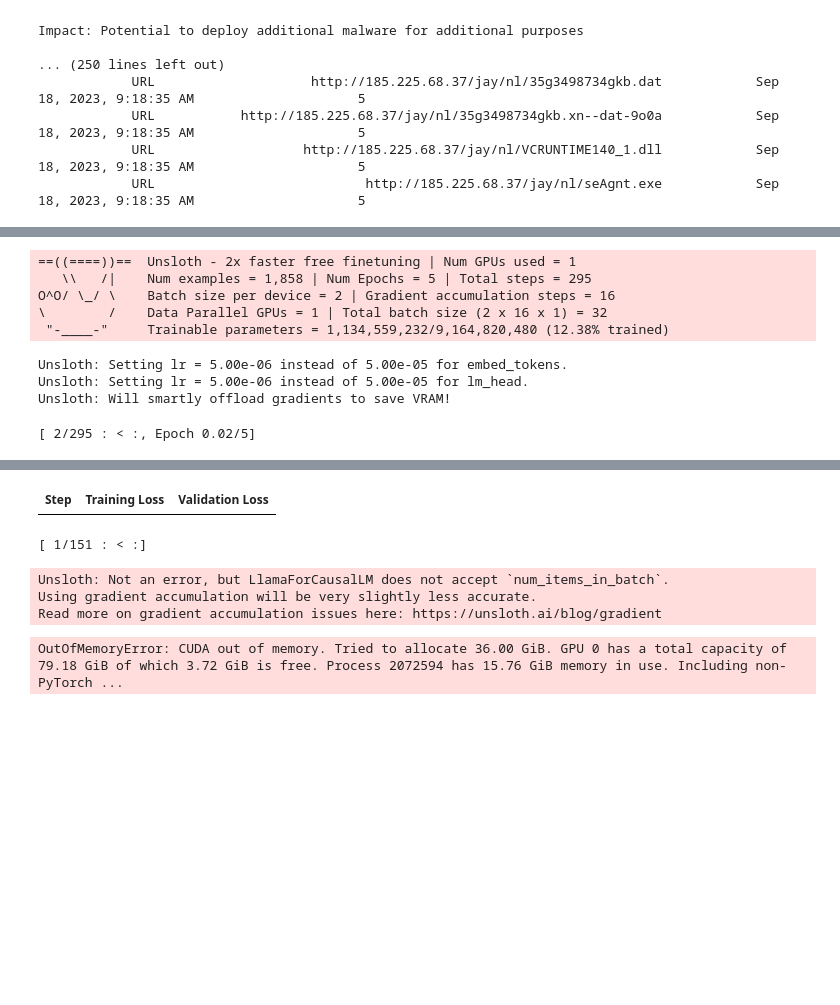
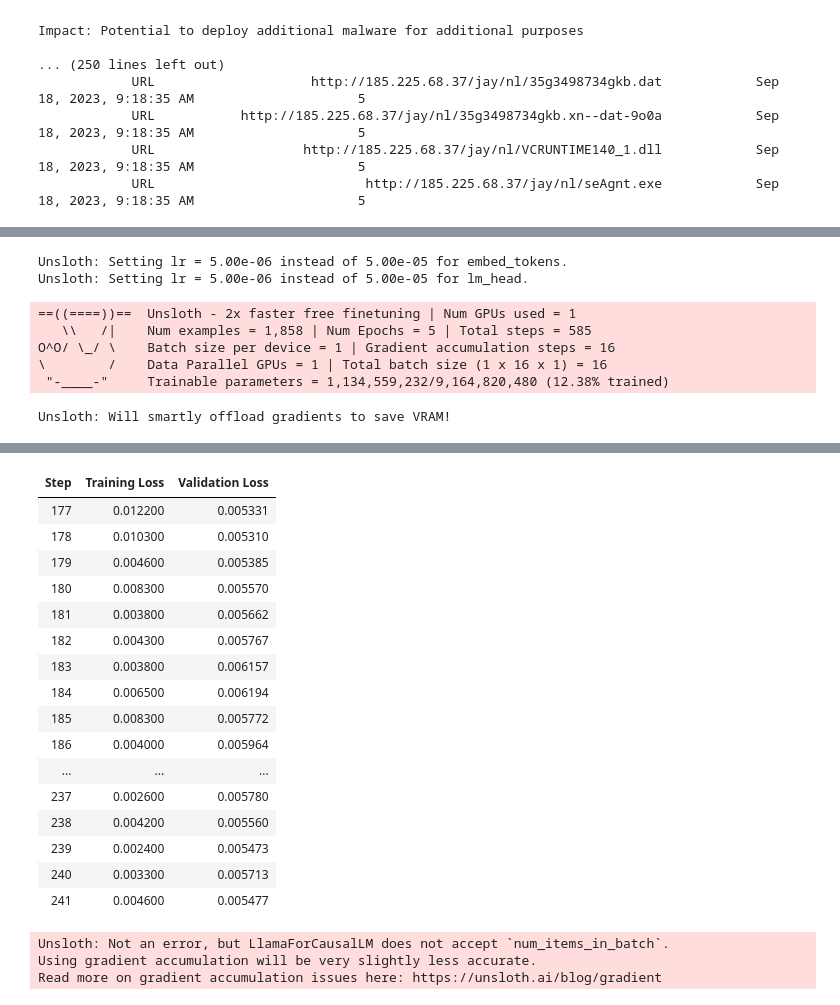
Before and after one commit to dim-eleftheriou/cti-model-training, a Jupyter notebook: train_on_subtasks.ipynb, the cells around one changed output, grey strips where cells are left out. Saved outputs shown, nothing was run; the diff lists cells and outputs as text; code cells hidden in the pictures; blank space fills up the shorter version.

Commit message:
Different runs for malware and domain names

```diff
--- a/train_on_subtasks.ipynb
+++ b/train_on_subtasks.ipynb
@@ -186,7 +186,7 @@ with open("config.yaml", "r") as f:
 #model, tokenizer = customize_tokenizer(model, tokenizer, config)
 
 model, tokenizer = FastLanguageModel.from_pretrained(
-    model_name = "meta-llama/Llama-3.1-8B-Instruct",
+    model_name = "/home/deleftheriou/cti-model-training/Llama-3.1-8B-Malware-Expert/checkpoint-176", #"meta-llama/Llama-3.1-8B-Instruct",
     fast_inference = False,
     load_in_4bit = False,
     max_seq_length = None,
@@ -411,7 +394,7 @@ if _train_on_responses_only_bool:
         response_part = config["response_part"]
     )
 # %%
-#config["early_stopping_patience"] = False
+config["early_stopping_patience"] = False
 
 if config["early_stopping_patience"]:
     from transformers import EarlyStoppingCallback
@@ -419,14 +402,13 @@ if config["early_stopping_patience"]:
     trainer.add_callback(early_stopping_callback)
 # %%
 # Start training
-trainer_stats = unsloth_train(trainer)#, resume_from_checkpoint = True)
+trainer_stats = unsloth_train(trainer, resume_from_checkpoint = True)
 # %% [output]
-==((====))==  Unsloth - 2x faster free finetuning | Num GPUs used = 1
-   \\   /|    Num examples = 1,858 | Num Epochs = 5 | Total steps = 295
-O^O/ \_/ \    Batch size per device = 2 | Gradient accumulation steps = 16
-\        /    Data Parallel GPUs = 1 | Total batch size (2 x 16 x 1) = 32
- "-____-"     Trainable parameters = 1,134,559,232/9,164,820,480 (12.38% trained)
+Unsloth: Setting lr = 5.00e-06 instead of 5.00e-05 for embed_tokens.
+Unsloth: Setting lr = 5.00e-06 instead of 5.00e-05 for lm_head.
-Unsloth: Setting lr = 5.00e-06 instead of 5.00e-05 for embed_tokens.
-Unsloth: Setting lr = 5.00e-06 instead of 5.00e-05 for lm_head.
-Unsloth: Will smartly offload gradients to save VRAM!
+==((====))==  Unsloth - 2x faster free finetuning | Num GPUs used = 1
+   \\   /|    Num examples = 1,858 | Num Epochs = 5 | Total steps = 585
+O^O/ \_/ \    Batch size per device = 1 | Gradient accumulation steps = 16
+\        /    Data Parallel GPUs = 1 | Total batch size (1 x 16 x 1) = 16
+ "-____-"     Trainable parameters = 1,134,559,232/9,164,820,480 (12.38% trained)
-[ 2/295 : < :, Epoch 0.02/5]
+Unsloth: Will smartly offload gradients to save VRAM!
@@ -433,8 +416,22 @@ Unsloth: Will smartly offload gradients to save VRAM!
 | Step | Training Loss | Validation Loss |
+| 177 | 0.012200 | 0.005331 |
+| 178 | 0.010300 | 0.005310 |
+| 179 | 0.004600 | 0.005385 |
+| 180 | 0.008300 | 0.005570 |
+| 181 | 0.003800 | 0.005662 |
+| 182 | 0.004300 | 0.005767 |
+| 183 | 0.003800 | 0.006157 |
+| 184 | 0.006500 | 0.006194 |
+| 185 | 0.008300 | 0.005772 |
+| 186 | 0.004000 | 0.005964 |
+| ... | ... | ... |
+| 237 | 0.002600 | 0.005780 |
+| 238 | 0.004200 | 0.005560 |
+| 239 | 0.002400 | 0.005473 |
+| 240 | 0.003300 | 0.005713 |
+| 241 | 0.004600 | 0.005477 |
-[ 1/151 : < :]
 Unsloth: Not an error, but LlamaForCausalLM does not accept `num_items_in_batch`.
 Using gradient accumulation will be very slightly less accurate.
 Read more on gradient accumulation issues here: https://unsloth.ai/blog/gradient
-OutOfMemoryError: CUDA out of memory. Tried to allocate 36.00 GiB. GPU 0 has a total capacity of 79.18 GiB of which 3.72 GiB is free. Process 2072594 has 15.76 GiB memory in use. Including non-PyTorch ...
 # %%
 save_log_history(trainer)
```
Also changed, not shown: parts of 12 cells of this notebook, 5 other files.
